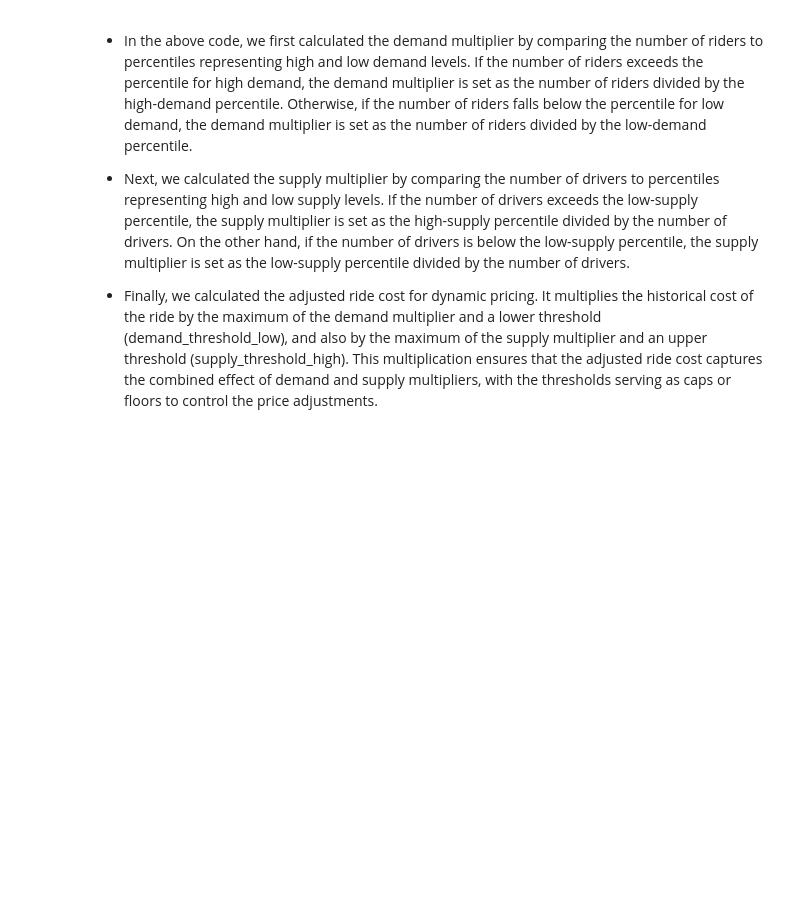
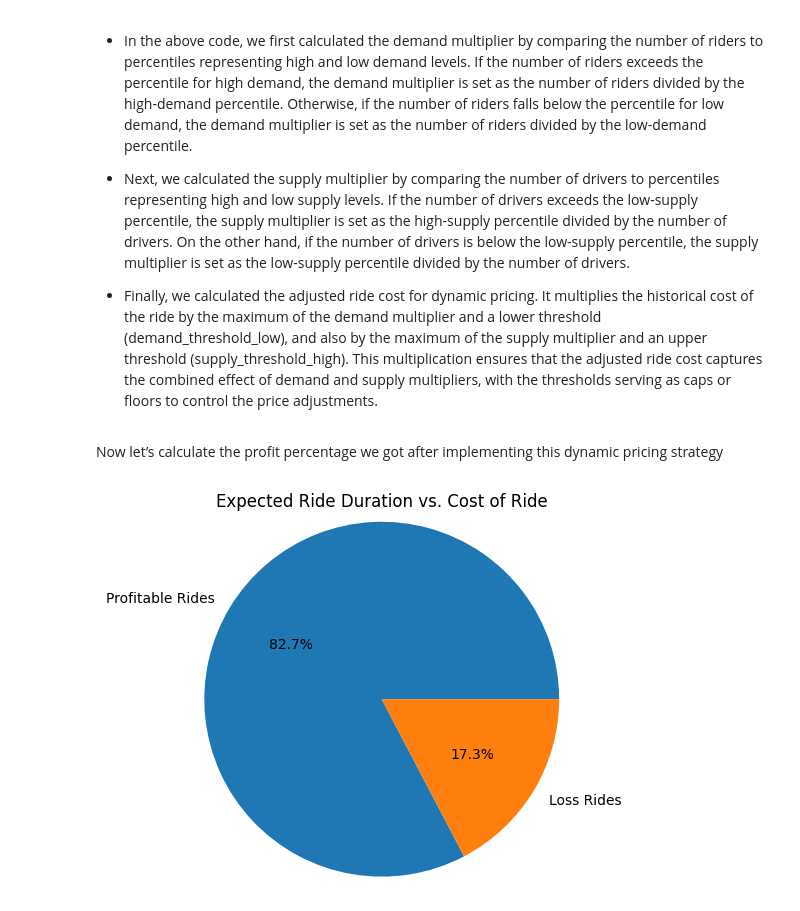
Before and after one commit to MohammadHosseinDalghi/Dynamic-Pricing-Strategy, a Jupyter notebook: Main.ipynb, the cells around one changed output. Drawn from its saved outputs; the diff is of its cells as text; code cells hidden in the pictures; blank space fills up the shorter version.

```diff
--- a/Main.ipynb
+++ b/Main.ipynb
@@ -126,3 +126,34 @@ df['adjusted_ride_cost'] = df['Historical_Cost_of_Ride'] * (
 * Next, we calculated the supply multiplier by comparing the number of drivers to percentiles representing high and low supply levels. If the number of drivers exceeds the low-supply percentile, the supply multiplier is set as the high-supply percentile divided by the number of drivers. On the other hand, if the number of drivers is below the low-supply percentile, the supply multiplier is set as the low-supply percentile divided by the number of drivers.
 
 * Finally, we calculated the adjusted ride cost for dynamic pricing. It multiplies the historical cost of the ride by the maximum of the demand multiplier and a lower threshold (demand_threshold_low), and also by the maximum of the supply multiplier and an upper threshold (supply_threshold_high). This multiplication ensures that the adjusted ride cost captures the combined effect of demand and supply multipliers, with the thresholds serving as caps or floors to control the price adjustments.
+# %% [markdown]
+Now let’s calculate the profit percentage we got after implementing this dynamic pricing strategy
+# %%
+# Calculate the profit percentage for each ride
+df['profit_percentage'] = ((df['adjusted_ride_cost'] - df['Historical_Cost_of_Ride']) / df['Historical_Cost_of_Ride']) * 100
+
+# Identify profitable rides where profit percentage is positive
+profitable_rides = df[df['profit_percentage'] > 0]
+
+# Identify loss rides where profit percentage is negative
+loss_rides = df[df['profit_percentage'] < 0]
+
+profitable_count = len(profitable_rides)
+loss_count = len(loss_rides)
+
+# Create a pie chart to show the distribution of profitable and loss rides
+values = [profitable_count, loss_count]
+labels = ['Profitable Rides', 'Loss Rides']
+
+fig, ax = plt.subplots()
+ax.pie(
+    x=values,
+    labels=labels,
+    autopct='%1.1f%%',
+    radius=1.2,
+
+
+)
+plt.title('Expected Ride Duration vs. Cost of Ride');
+# %% [output]
+[figure, added]
```
